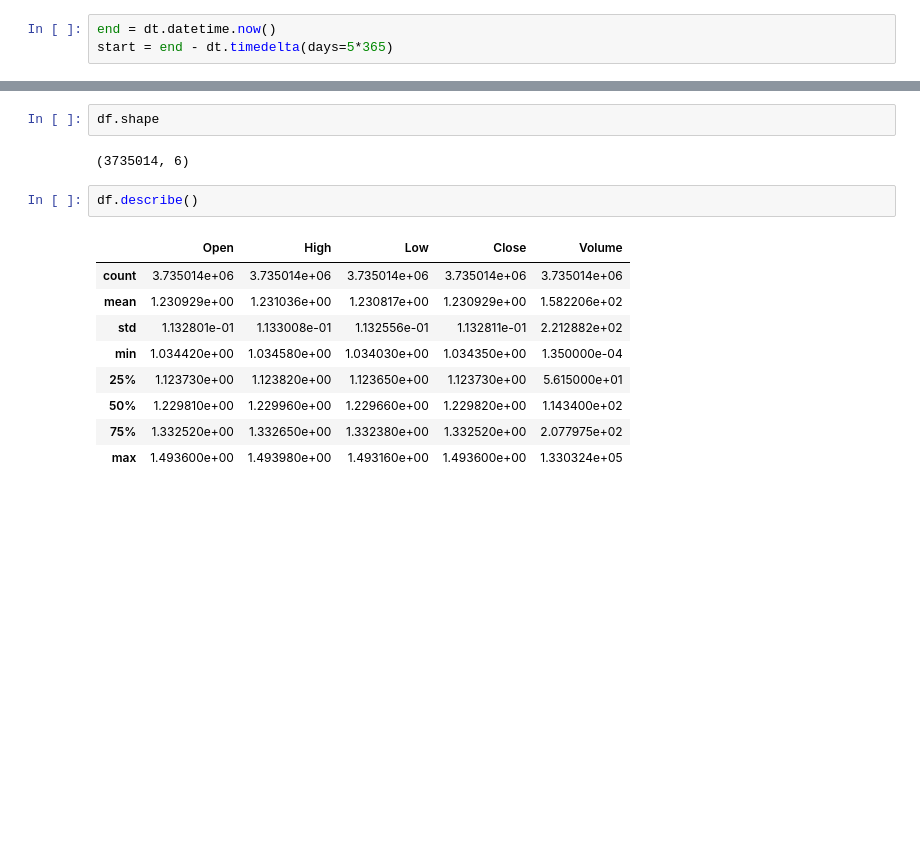
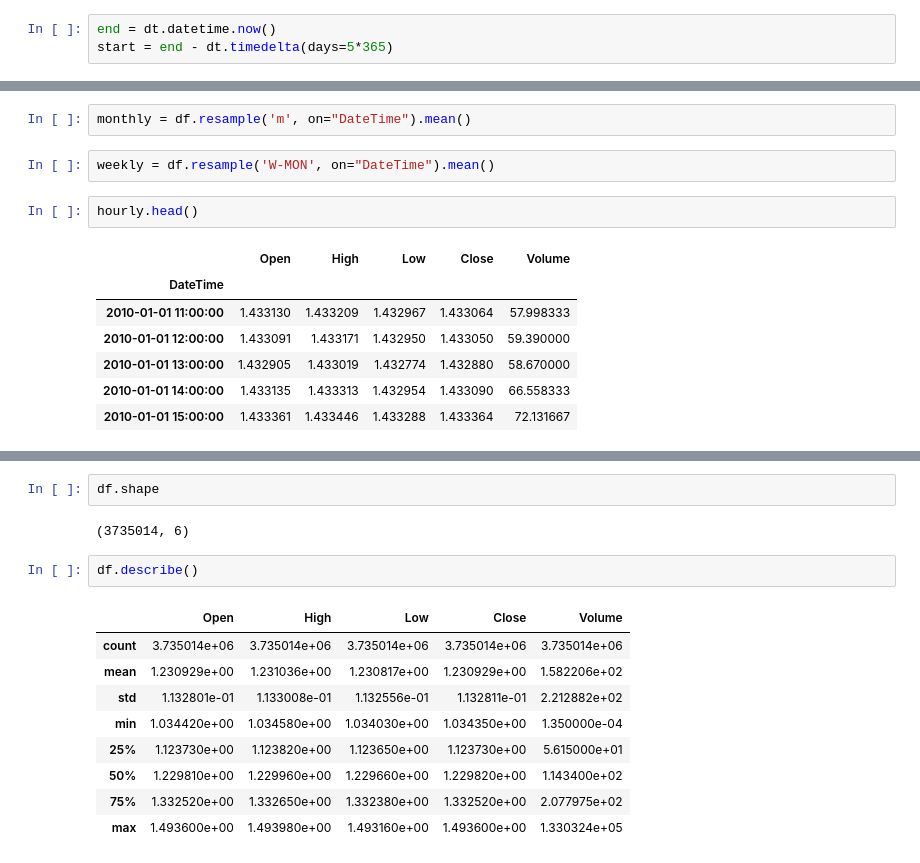
Before and after one commit to Majaalex/PredictiveAnalytics, a Jupyter notebook: Assignment1.ipynb, the cells around one changed output, grey strips where cells are left out. Cells and saved outputs as stored; diff of their text form; blank space fills up the shorter version.

```diff
--- a/Assignment1.ipynb
+++ b/Assignment1.ipynb
@@ -38,0 +60,14 @@ df.head(10)
+# %%
+monthly = df.resample('m', on="DateTime").mean()
+# %%
+weekly = df.resample('W-MON', on="DateTime").mean()
+# %%
+hourly.head()
+# %% [output]
+|  | Open | High | Low | Close | Volume |
+| DateTime |  |  |  |  |  |
+| 2010-01-01 11:00:00 | 1.433130 | 1.433209 | 1.432967 | 1.433064 | 57.998333 |
+| 2010-01-01 12:00:00 | 1.433091 | 1.433171 | 1.432950 | 1.433050 | 59.390000 |
+| 2010-01-01 13:00:00 | 1.432905 | 1.433019 | 1.432774 | 1.432880 | 58.670000 |
+| 2010-01-01 14:00:00 | 1.433135 | 1.433313 | 1.432954 | 1.433090 | 66.558333 |
+| 2010-01-01 15:00:00 | 1.433361 | 1.433446 | 1.433288 | 1.433364 | 72.131667 |
```
Also changed, not shown: parts of 14 cells of this notebook.
